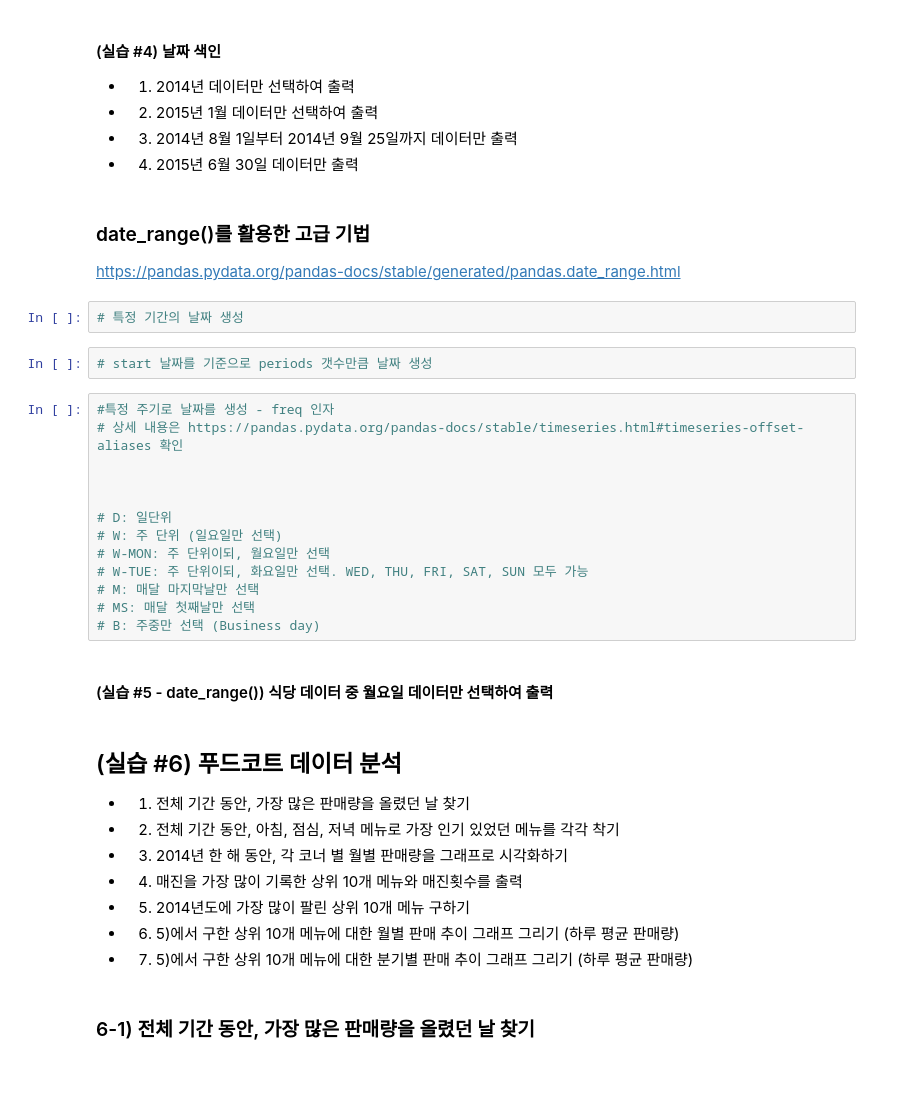
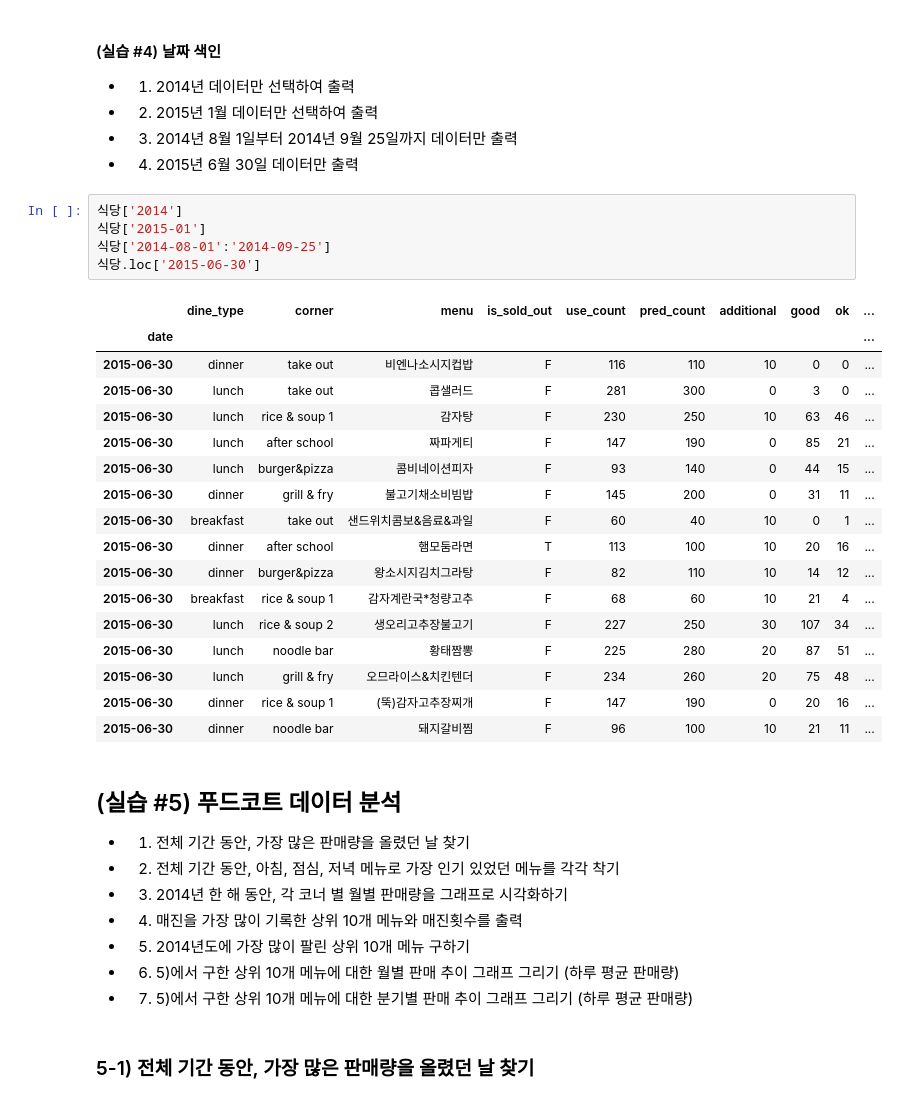
Before and after one commit to leechungpa/Python-study, a Jupyter notebook: pandas/배포용_실습 4. 시계열 데이터(datetime) 소개 및 푸드코트 판매량 분석 및 시각화.ipynb, the cells around one changed output. Saved outputs shown, nothing was run; the diff lists cells and outputs as text; blank space fills up the shorter version.

```diff
--- a/pandas/배포용_실습 4. 시계열 데이터(datetime) 소개 및 푸드코트 판매량 분석 및 시각화.ipynb
+++ b/pandas/배포용_실습 4. 시계열 데이터(datetime) 소개 및 푸드코트 판매량 분석 및 시각화.ipynb
@@ -61,30 +464,31 @@ df
 - 2) 2015년 1월 데이터만 선택하여 출력
 - 3) 2014년 8월 1일부터 2014년 9월 25일까지 데이터만 출력
 - 4) 2015년 6월 30일 데이터만 출력
-# %% [markdown]
-### date_range()를 활용한 고급 기법
-https://pandas.pydata.org/pandas-docs/stable/generated/pandas.date_range.html
-# %%
-# 특정 기간의 날짜 생성
-# %%
-# start 날짜를 기준으로 periods 갯수만큼 날짜 생성
-# %%
-#특정 주기로 날짜를 생성 - freq 인자
-# 상세 내용은 https://pandas.pydata.org/pandas-docs/stable/timeseries.html#timeseries-offset-aliases 확인
-
-
-
-# D: 일단위
-# W: 주 단위 (일요일만 선택)
-# W-MON: 주 단위이되, 월요일만 선택
-# W-TUE: 주 단위이되, 화요일만 선택. WED, THU, FRI, SAT, SUN 모두 가능
-# M: 매달 마지막날만 선택
-# MS: 매달 첫째날만 선택
-# B: 주중만 선택 (Business day)
-# %% [markdown]
-#### (실습 #5 - date_range()) 식당 데이터 중 월요일 데이터만 선택하여 출력
+# %%
+식당['2014']
+식당['2015-01']
+식당['2014-08-01':'2014-09-25']
+식당.loc['2015-06-30']
+# %% [output]
+|  | dine_type | corner | menu | is_sold_out | use_count | pred_count | additional | good | ok | ... |
+| date |  |  |  |  |  |  |  |  |  | ... |
+| 2015-06-30 | dinner | take out | 비엔나소시지컵밥 | F | 116 | 110 | 10 | 0 | 0 | ... |
+| 2015-06-30 | lunch | take out | 콥샐러드 | F | 281 | 300 | 0 | 3 | 0 | ... |
+| 2015-06-30 | lunch | rice & soup 1 | 감자탕 | F | 230 | 250 | 10 | 63 | 46 | ... |
+| 2015-06-30 | lunch | after school | 짜파게티 | F | 147 | 190 | 0 | 85 | 21 | ... |
+| 2015-06-30 | lunch | burger&pizza | 콤비네이션피자 | F | 93 | 140 | 0 | 44 | 15 | ... |
+| 2015-06-30 | dinner | grill & fry | 불고기채소비빔밥 | F | 145 | 200 | 0 | 31 | 11 | ... |
+| 2015-06-30 | breakfast | take out | 샌드위치콤보&음료&과일 | F | 60 | 40 | 10 | 0 | 1 | ... |
+| 2015-06-30 | dinner | after school | 햄모둠라면 | T | 113 | 100 | 10 | 20 | 16 | ... |
+| 2015-06-30 | dinner | burger&pizza | 왕소시지김치그라탕 | F | 82 | 110 | 10 | 14 | 12 | ... |
+| 2015-06-30 | breakfast | rice & soup 1 | 감자계란국*청량고추 | F | 68 | 60 | 10 | 21 | 4 | ... |
+| 2015-06-30 | lunch | rice & soup 2 | 생오리고추장불고기 | F | 227 | 250 | 30 | 107 | 34 | ... |
+| 2015-06-30 | lunch | noodle bar | 황태짬뽕 | F | 225 | 280 | 20 | 87 | 51 | ... |
+| 2015-06-30 | lunch | grill & fry | 오므라이스&치킨텐더 | F | 234 | 260 | 20 | 75 | 48 | ... |
+| 2015-06-30 | dinner | rice & soup 1 | (뚝)감자고추장찌개 | F | 147 | 190 | 0 | 20 | 16 | ... |
+| 2015-06-30 | dinner | noodle bar | 돼지갈비찜 | F | 96 | 100 | 10 | 21 | 11 | ... |
 # %% [markdown]
-## (실습 #6) 푸드코트 데이터 분석
+## (실습 #5) 푸드코트 데이터 분석
 - 1) 전체 기간 동안, 가장 많은 판매량을 올렸던 날 찾기
 - 2) 전체 기간 동안, 아침, 점심, 저녁 메뉴로 가장 인기 있었던 메뉴를 각각 착기
 - 3) 2014년 한 해 동안, 각 코너 별  월별 판매량을 그래프로 시각화하기
@@ -93,4 +497,4 @@ https://pandas.pydata.org/pandas-docs/stable/generated/pandas.date_range.html
 - 6) 5)에서 구한 상위 10개 메뉴에 대한 월별 판매 추이 그래프 그리기 (하루 평균 판매량)
 - 7) 5)에서 구한 상위 10개 메뉴에 대한 분기별 판매 추이 그래프 그리기 (하루 평균 판매량)
 # %% [markdown]
-### 6-1) 전체 기간 동안, 가장 많은 판매량을 올렸던 날 찾기
+### 5-1) 전체 기간 동안, 가장 많은 판매량을 올렸던 날 찾기
```
Also changed, not shown: parts of 66 cells of this notebook.
